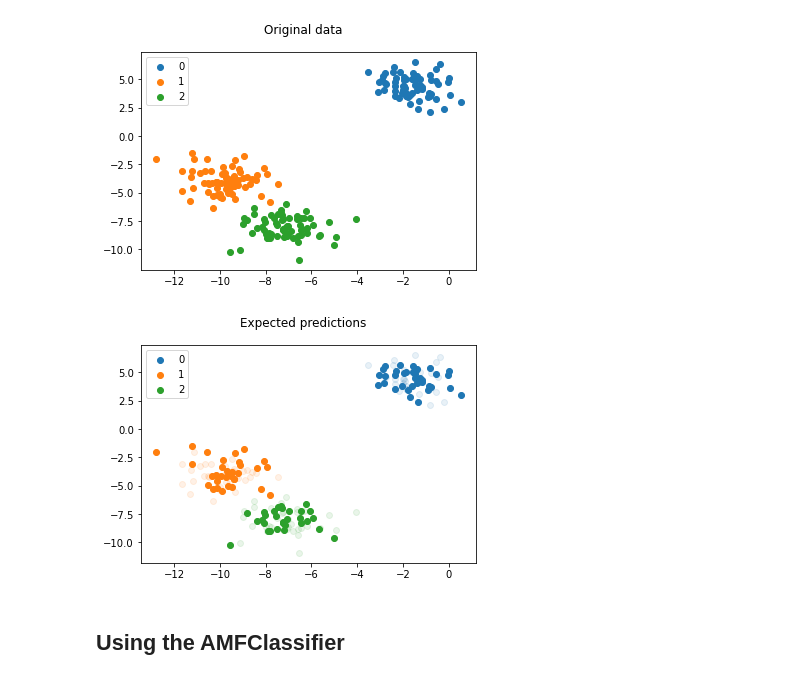
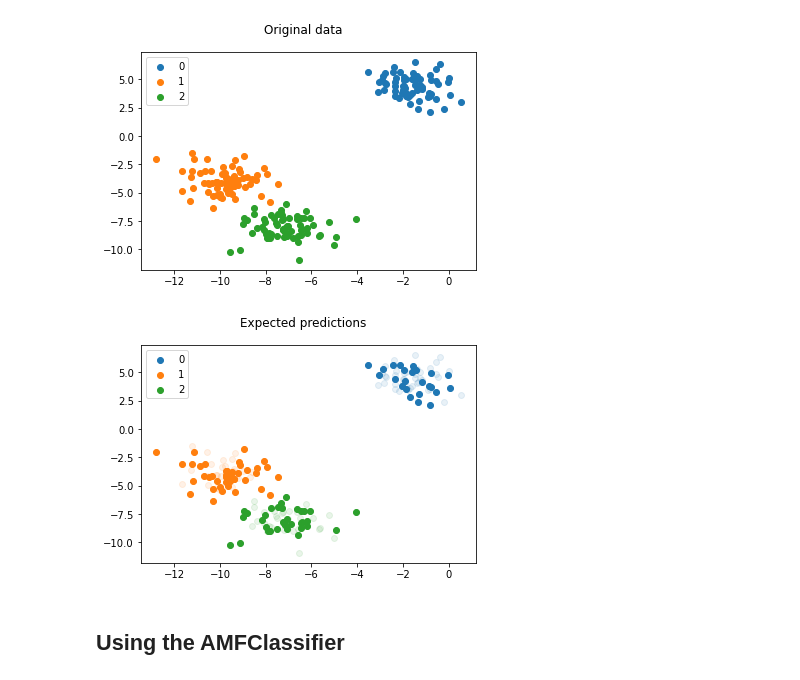
Before and after one commit to AlexandreChaussard/AMFLearning, a Jupyter notebook: river/test.ipynb, the cells around one changed output. Saved outputs shown, nothing was run; the diff lists cells and outputs as text; code cells hidden in the pictures.

```diff
--- a/river/test.ipynb
+++ b/river/test.ipynb
@@ -40,12 +40,12 @@ plot_classes(X, y, X, y, "Original data")
 # %%
 indexes = np.arange(0, len(X), 1)
 np.random.shuffle(indexes)
 index_train, index_test = indexes[0:len(X)//2], indexes[len(X)//2:]
 
 X_train, y_train, X_test, y_test = X[index_train], y[index_train], X[index_test], y[index_test]
-plot_classes(X_train, y_train, X, y, "Expected predictions")
+plot_classes(X_test, y_test, X, y, "Expected predictions")
 # %% [output]
-[figure, old version]
+[figure, new version]
 # %% [markdown]
 ## Using the AMFClassifier
 # %% [markdown]
```
Also changed, not shown: parts of 4 cells of this notebook, 4 other files.
